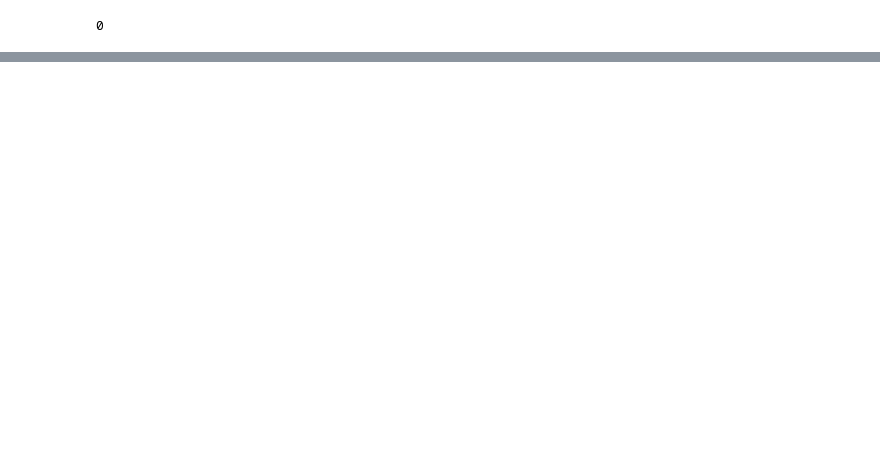
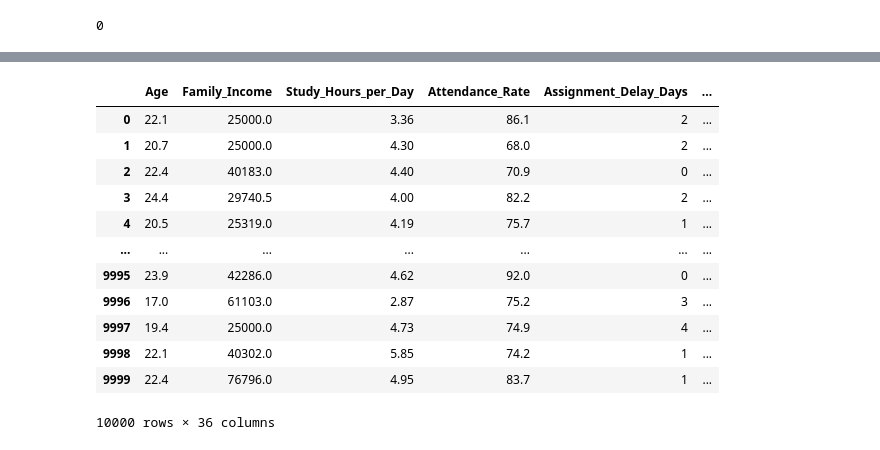
Before and after one commit to BrianMuli/mental-health-and-dropout-prediction, a Jupyter notebook: working.ipynb, the cells around one changed output, grey strips where cells are left out. Cells and saved outputs as stored; diff of their text form; code cells hidden in the pictures; blank space fills up the shorter version.

```diff
--- a/working.ipynb
+++ b/working.ipynb
@@ -165,0 +271,16 @@ dtype: int64
+# %%
+#semester
+X["Year of study"] = X["Year of study"].astype(str)
+# %%
+X["Internet"] = (
+    X["Internet_Access"] == "Yes"
+).astype(int)
+# %%
+X["Engagement"] = (
+    0.7 * X["Attendance_Rate"] +
+    0.3 * X["Study_Hours_per_Day"] * 10
+)
+# %%
+X["CGPA_Gap"] = (
+    X["CGPA"] - X["Semester_GPA"]
+)
@@ -165,0 +339,28 @@ dtype: int64
+# %%
+pd.get_dummies(
+    X,
+    columns=[
+        "Gender",
+        "Internet_Access",
+        "Part_Time_Job",
+        "Scholarship",
+        "Year of study",
+        "Department",
+        "Parental_Education"
+    ],
+    drop_first=True
+)
+# %% [output]
+|  | Age | Family_Income | Study_Hours_per_Day | Attendance_Rate | Assignment_Delay_Days | ... |
+| 0 | 22.1 | 25000.0 | 3.36 | 86.1 | 2 | ... |
+| 1 | 20.7 | 25000.0 | 4.30 | 68.0 | 2 | ... |
+| 2 | 22.4 | 40183.0 | 4.40 | 70.9 | 0 | ... |
+| 3 | 24.4 | 29740.5 | 4.00 | 82.2 | 2 | ... |
+| 4 | 20.5 | 25319.0 | 4.19 | 75.7 | 1 | ... |
+| ... | ... | ... | ... | ... | ... | ... |
+| 9995 | 23.9 | 42286.0 | 4.62 | 92.0 | 0 | ... |
+| 9996 | 17.0 | 61103.0 | 2.87 | 75.2 | 3 | ... |
+| 9997 | 19.4 | 25000.0 | 4.73 | 74.9 | 4 | ... |
+| 9998 | 22.1 | 40302.0 | 5.85 | 74.2 | 1 | ... |
+| 9999 | 22.4 | 76796.0 | 4.95 | 83.7 | 1 | ... |
+10000 rows × 36 columns
```
Also changed, not shown: parts of 23 cells of this notebook.
